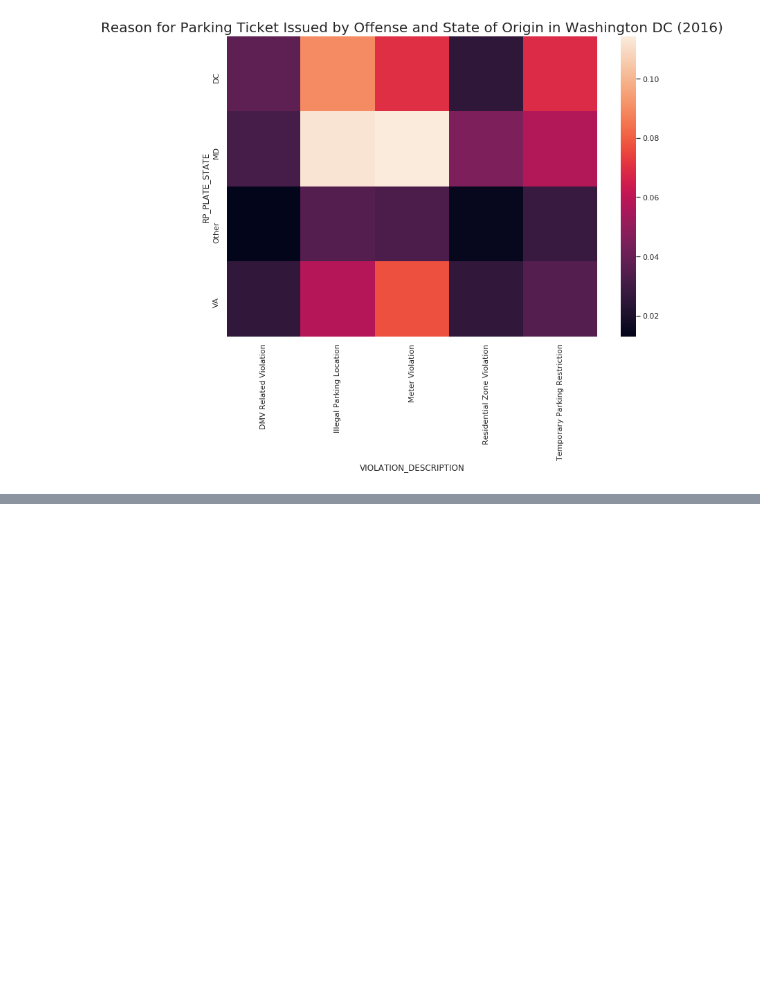
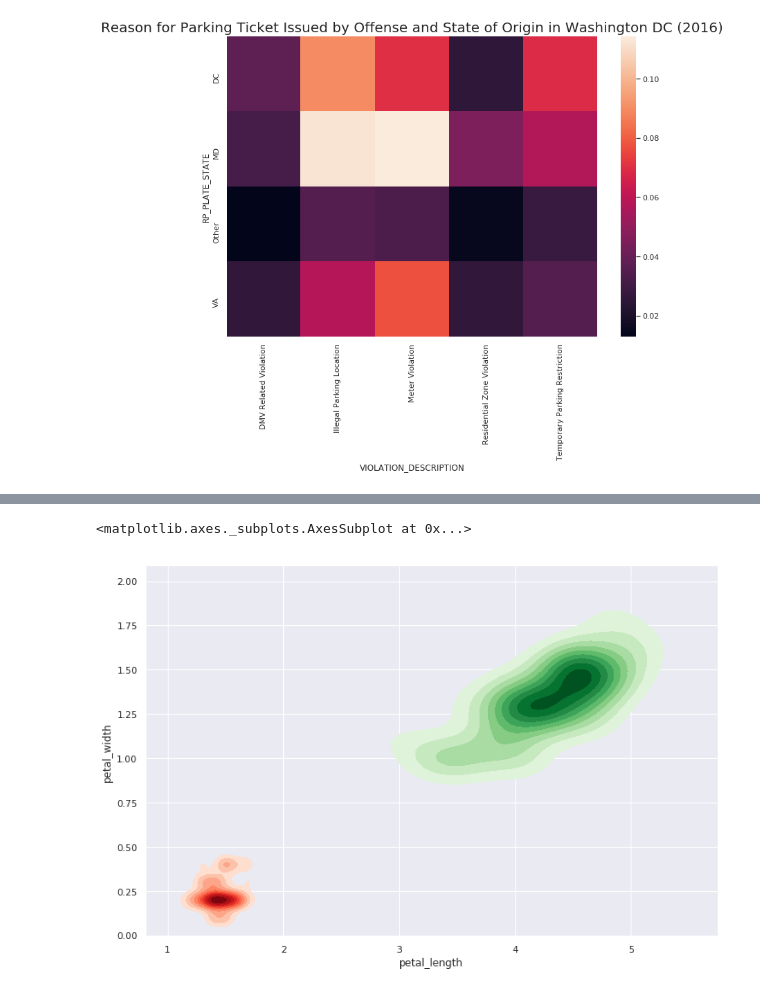
Before and after one commit to bloominstituteoftechnology/DS-Unit-1-Sprint-3-Data-Storytelling, a Jupyter notebook: module2-choose-appropriate-visualizations/LS_DS_222_Choose_appropriate_visualizations.ipynb, the cells around one changed output, grey strips where cells are left out. Saved outputs shown, nothing was run; the diff lists cells and outputs as text; code cells hidden in the pictures; blank space fills up the shorter version.

```diff
--- a/module2-choose-appropriate-visualizations/LS_DS_222_Choose_appropriate_visualizations.ipynb
+++ b/module2-choose-appropriate-visualizations/LS_DS_222_Choose_appropriate_visualizations.ipynb
@@ -510,0 +556,7 @@ sns.heatmap(cross_tickets)
+# %%
+sns.kdeplot(versicolor.petal_length, versicolor.petal_width, cmap = "Greens", shade = True, shade_lowest = False)
+#sns.kdeplot(virginica.petal_length, virginica.petal_width, cmap = 'Blues', shade = True, shade_lowest = False)
+sns.kdeplot(setosa.petal_length, setosa.petal_width, cmap = 'Reds', shade = True, shade_lowest = False)
+# %% [output]
+<matplotlib.axes._subplots.AxesSubplot at 0x...>
+[figure, added]
```
Also changed, not shown: parts of 6 cells of this notebook.
